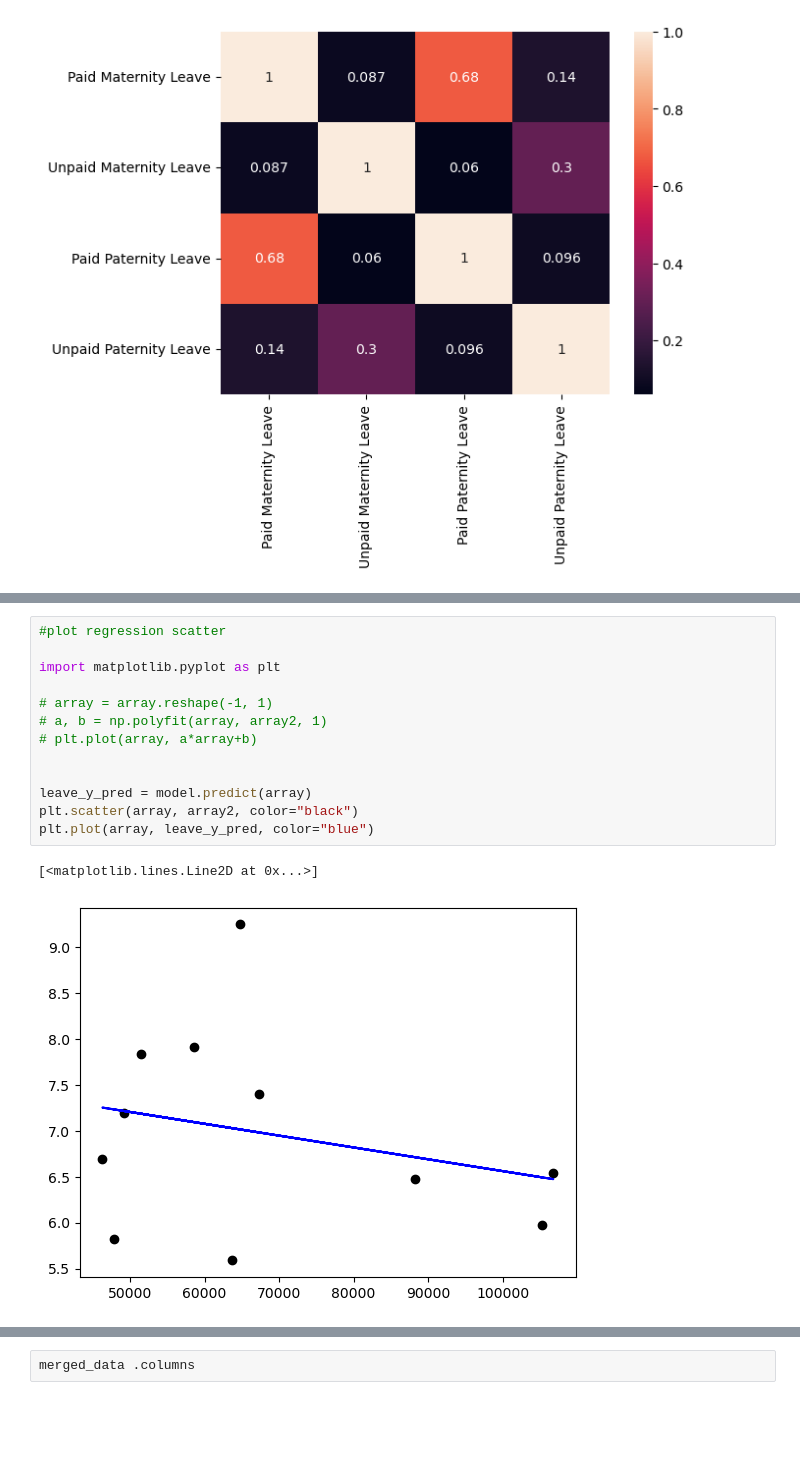
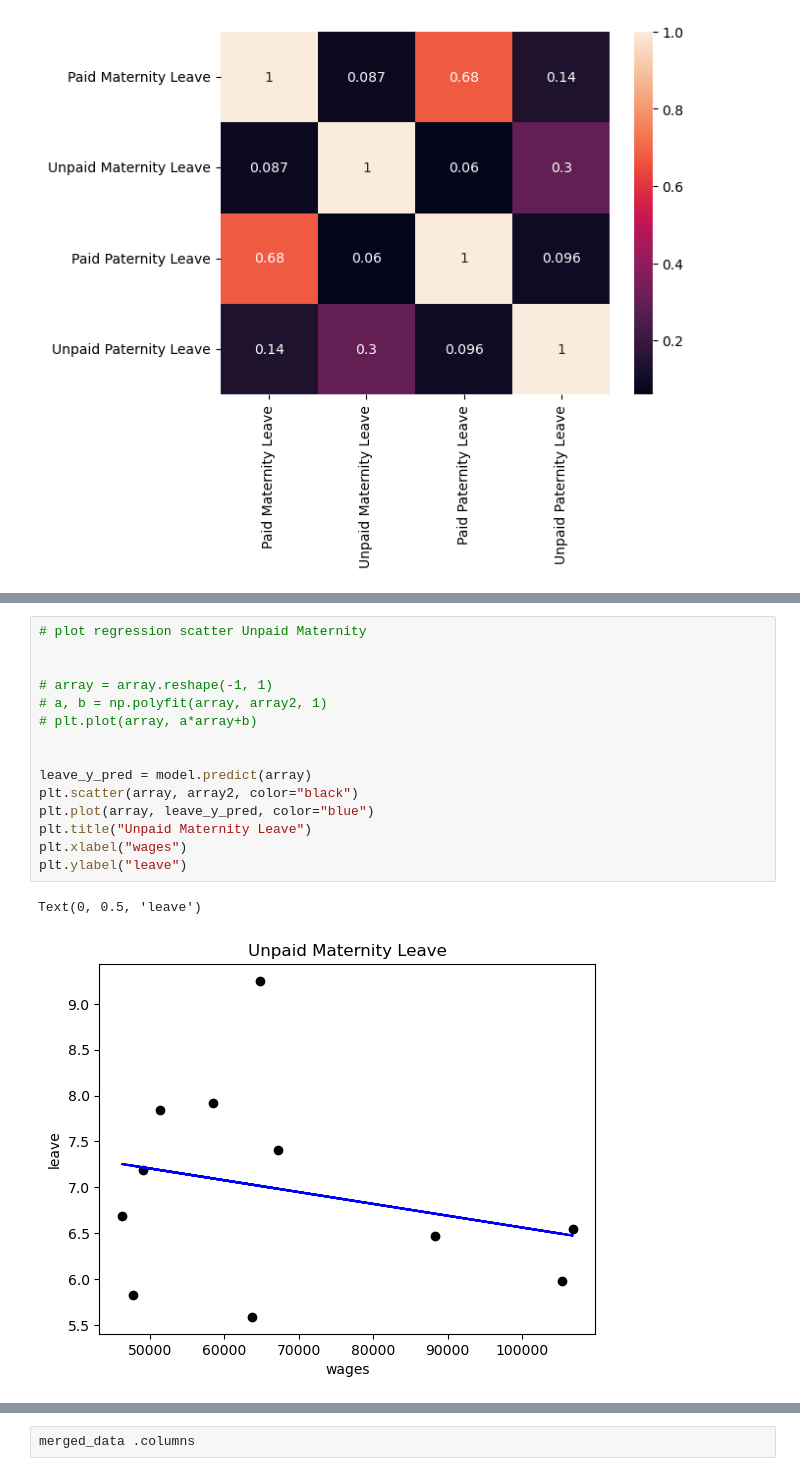
Before and after one commit to moic10x/Project-1-Bootcamp, a Jupyter notebook: Unpaid_Maternity_Leave.ipynb, the cells around one changed output, grey strips where cells are left out. Drawn from its saved outputs; the diff is of its cells as text; blank space fills up the shorter version.

```diff
--- a/Unpaid_Maternity_Leave.ipynb
+++ b/Unpaid_Maternity_Leave.ipynb
@@ -270,16 +247,18 @@ coefficient of determination: 0.00795350497343994
 # %%
-#plot regression scatter
+# plot regression scatter Unpaid Maternity
 
-import matplotlib.pyplot as plt
 
 # array = array.reshape(-1, 1)
 # a, b = np.polyfit(array, array2, 1)
 # plt.plot(array, a*array+b)
 
 
 leave_y_pred = model.predict(array)
 plt.scatter(array, array2, color="black")
 plt.plot(array, leave_y_pred, color="blue")
+plt.title("Unpaid Maternity Leave")
+plt.xlabel("wages")
+plt.ylabel("leave")
 # %% [output]
-[<matplotlib.lines.Line2D at 0x...>]
+Text(0, 0.5, 'leave')
-[figure, old version]
+[figure, new version]
```
Also changed, not shown: parts of 6 cells of this notebook.
